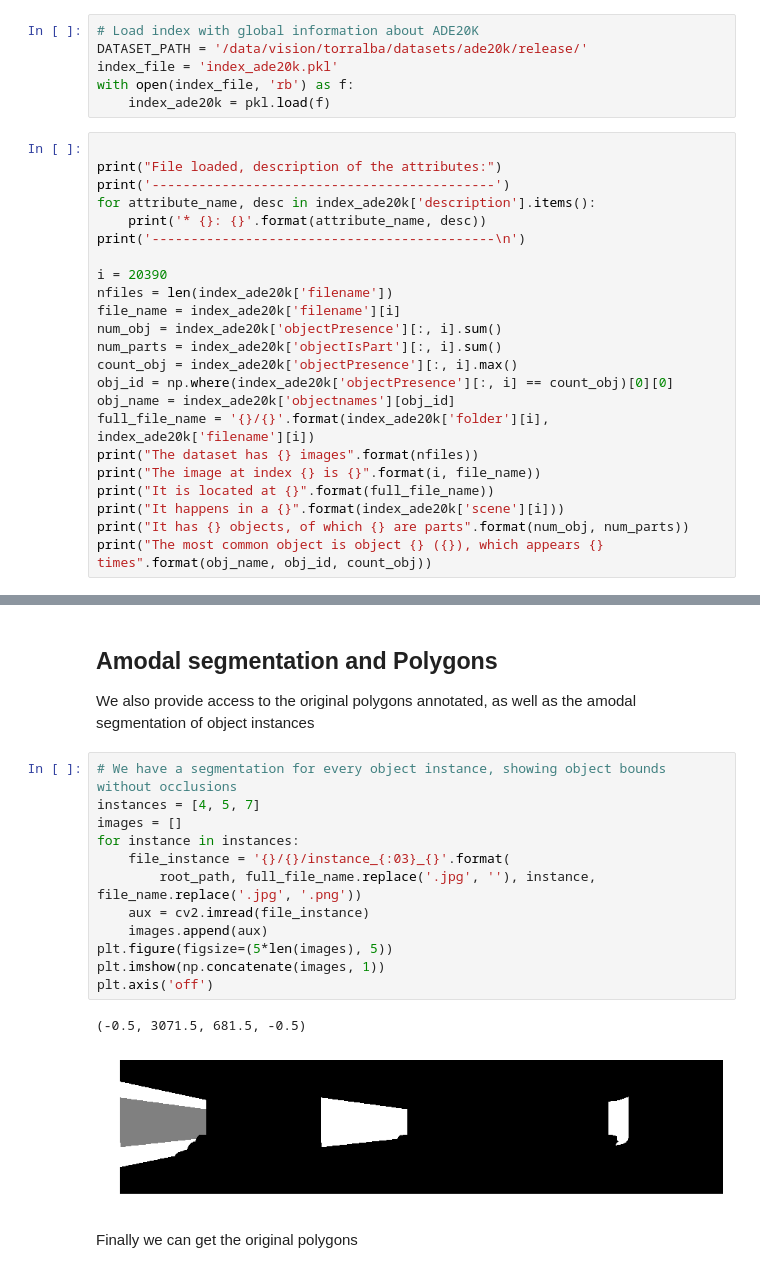
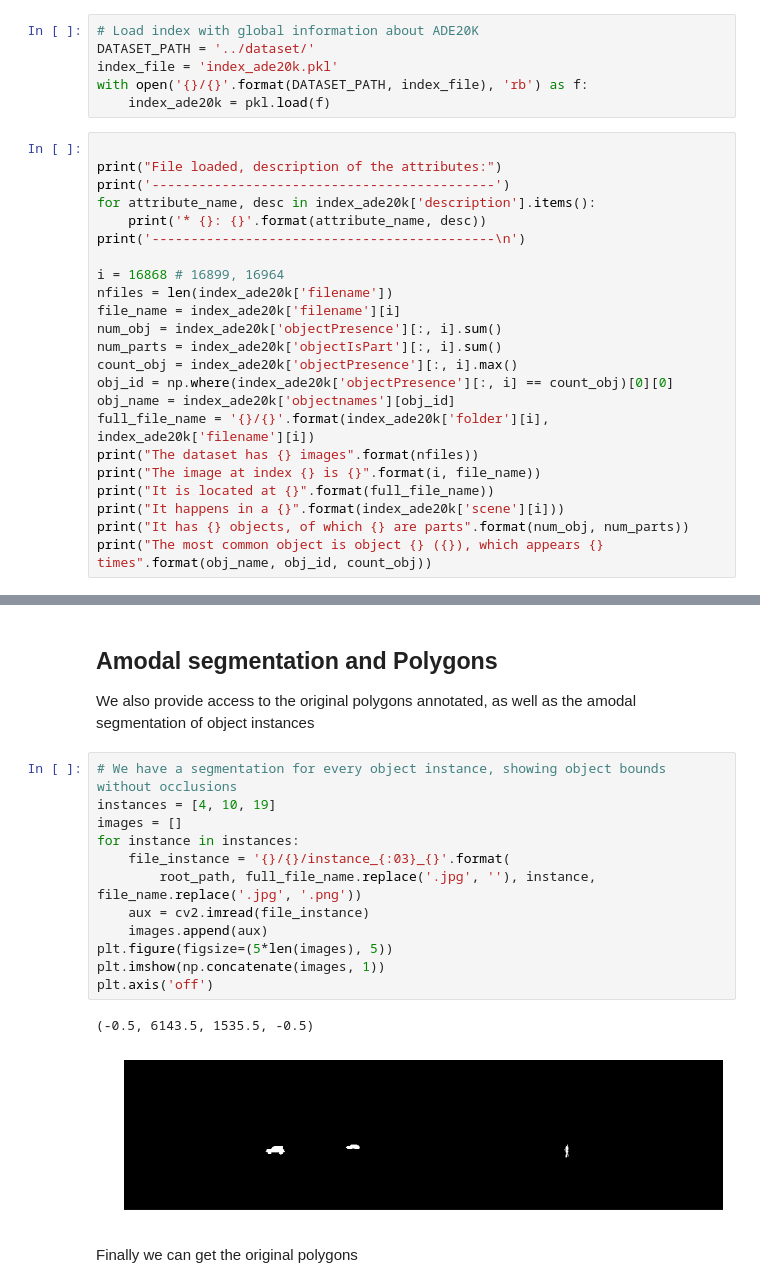
Before and after one commit to CSAILVision/ADE20K, a Jupyter notebook: notebooks/ade20k_starter.ipynb, the cells around one changed output, grey strips where cells are left out. Saved outputs shown, nothing was run; the diff lists cells and outputs as text.

```diff
--- a/notebooks/ade20k_starter.ipynb
+++ b/notebooks/ade20k_starter.ipynb
@@ -21,9 +33,9 @@ ade20k_starter.ipynb  index_ade20k.pkl  __pycache__/  utils_ade20k.py
 ## Dataset index
 # %%
 # Load index with global information about ADE20K
-DATASET_PATH = '/data/vision/torralba/datasets/ade20k/release/'
+DATASET_PATH = '../dataset/'
 index_file = 'index_ade20k.pkl'
-with open(index_file, 'rb') as f:
+with open('{}/{}'.format(DATASET_PATH, index_file), 'rb') as f:
     index_ade20k = pkl.load(f)
 # %%
 
@@ -33,7 +45,7 @@ for attribute_name, desc in index_ade20k['description'].items():
     print('* {}: {}'.format(attribute_name, desc))
 print('--------------------------------------------\n')
 
-i = 20390
+i = 16868 # 16899, 16964
 nfiles = len(index_ade20k['filename'])
 file_name = index_ade20k['filename'][i]
 num_obj = index_ade20k['objectPresence'][:, i].sum()
@@ -104,19 +107,19 @@ You can also inspect the attributes `info['objects']` and `info['parts']` for in
 We also provide access to the original polygons annotated, as well as the amodal segmentation of object instances
 # %%
 # We have a segmentation for every object instance, showing object bounds without occlusions
-instances = [4, 5, 7]
+instances = [4, 10, 19]
 images = []
 for instance in instances:
     file_instance = '{}/{}/instance_{:03}_{}'.format(
         root_path, full_file_name.replace('.jpg', ''), instance, file_name.replace('.jpg', '.png'))
     aux = cv2.imread(file_instance)
     images.append(aux)
 plt.figure(figsize=(5*len(images), 5))
 plt.imshow(np.concatenate(images, 1))
 plt.axis('off')
 # %% [output]
-(-0.5, 3071.5, 681.5, -0.5)
+(-0.5, 6143.5, 1535.5, -0.5)
-[figure, old version]
+[figure, new version]
 # %% [markdown]
 Finally we can get the original polygons
 # %%
```
Also changed, not shown: parts of 9 cells of this notebook, 2 other files.
